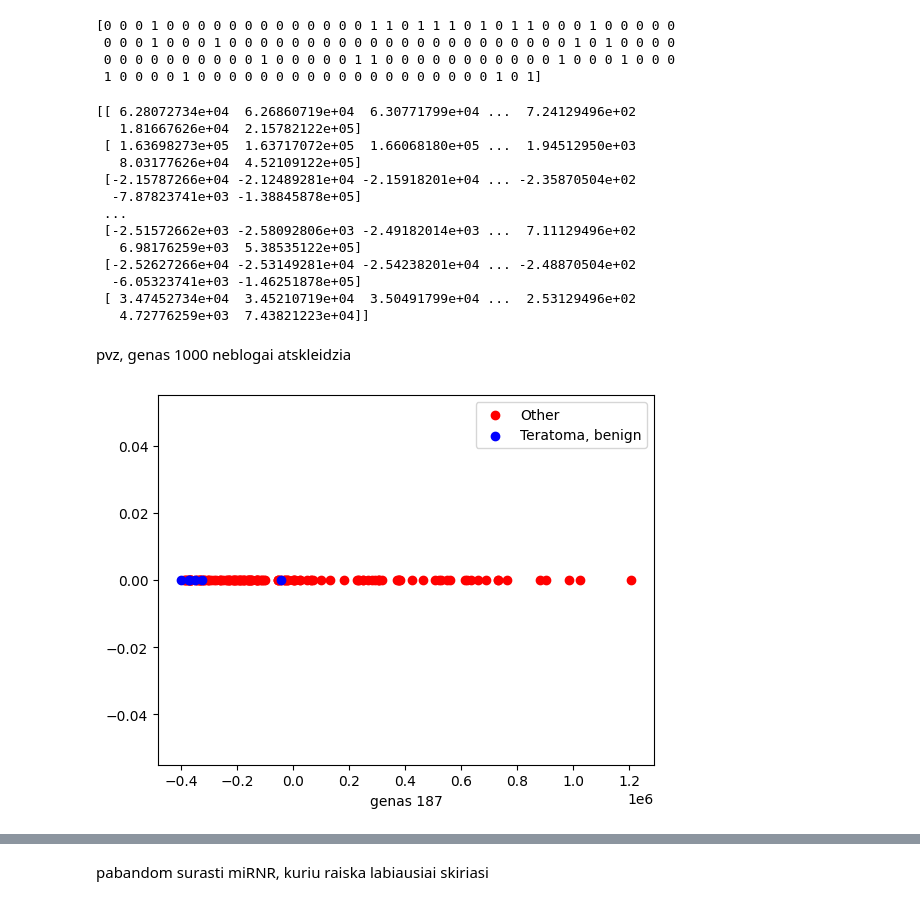
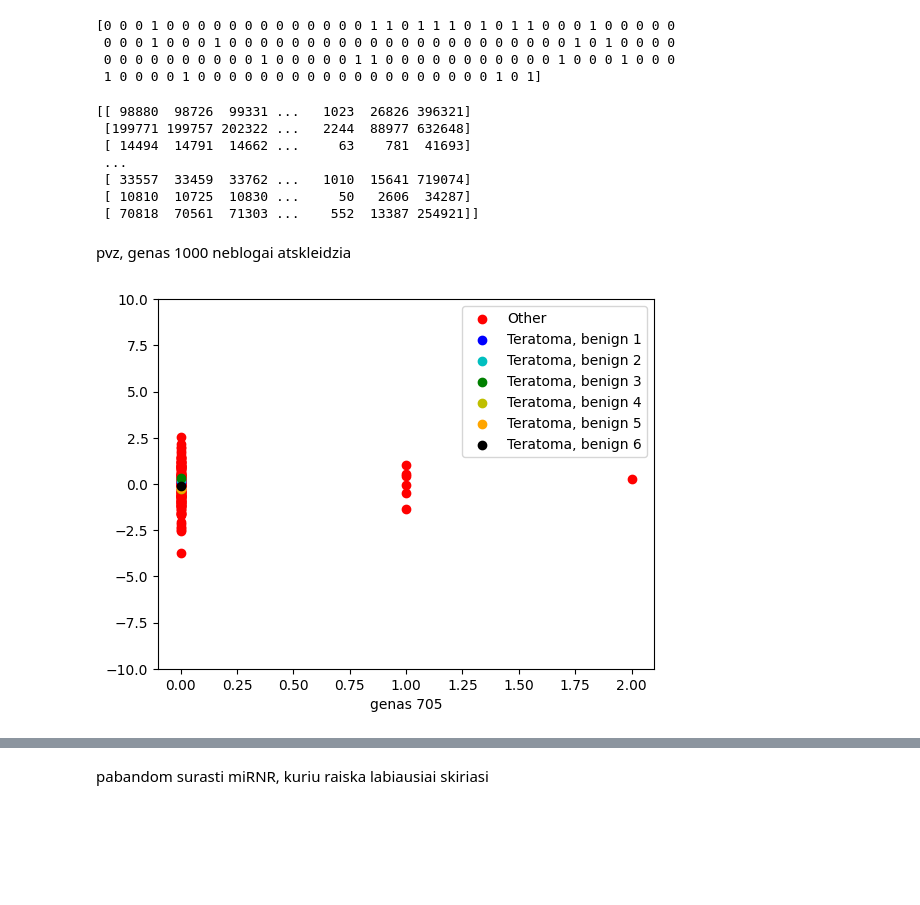
Before and after one commit to Ignas12345/Magistras_knygutes_ir_duomenys, a Jupyter notebook: TCGA_duomenu_apdorojimas.ipynb, the cells around one changed output, grey strips where cells are left out. Saved outputs shown, nothing was run; the diff lists cells and outputs as text; code cells hidden in the pictures; blank space fills up the shorter version.

```diff
--- a/TCGA_duomenu_apdorojimas.ipynb
+++ b/TCGA_duomenu_apdorojimas.ipynb
@@ -55,30 +56,32 @@ plt.show()
 # %%
 #susicentruojam duomenis, jei reikia
 X=filtered_data.T
-X = X - np.mean(X, axis = 0)
+#X = X - np.mean(X, axis = 0)
 print(X)
 # %% [output]
-[[ 6.28072734e+04  6.26860719e+04  6.30771799e+04 ...  7.24129496e+02
-   1.81667626e+04  2.15782122e+05]
- [ 1.63698273e+05  1.63717072e+05  1.66068180e+05 ...  1.94512950e+03
-   8.03177626e+04  4.52109122e+05]
- [-2.15787266e+04 -2.12489281e+04 -2.15918201e+04 ... -2.35870504e+02
-  -7.87823741e+03 -1.38845878e+05]
+[[ 98880  98726  99331 ...   1023  26826 396321]
+ [199771 199757 202322 ...   2244  88977 632648]
+ [ 14494  14791  14662 ...     63    781  41693]
  ...
- [-2.51572662e+03 -2.58092806e+03 -2.49182014e+03 ...  7.11129496e+02
-   6.98176259e+03  5.38535122e+05]
- [-2.52627266e+04 -2.53149281e+04 -2.54238201e+04 ... -2.48870504e+02
-  -6.05323741e+03 -1.46251878e+05]
- [ 3.47452734e+04  3.45210719e+04  3.50491799e+04 ...  2.53129496e+02
-   4.72776259e+03  7.43821223e+04]]
+ [ 33557  33459  33762 ...   1010  15641 719074]
+ [ 10810  10725  10830 ...     50   2606  34287]
+ [ 70818  70561  71303 ...    552  13387 254921]]
 # %% [markdown]
 pvz, genas 1000 neblogai atskleidzia
 # %%
-i = 187
-plt.scatter(X[6:139, i], np.zeros(len(X[6:139, 0])), c = 'r', label = 'Other')
-plt.scatter(X[0:6, i], np.zeros(len(X[0:6, 0])), c = 'b', label = 'Teratoma, benign')
+i = 705
+plt.scatter(X[6:139, i], np.random.normal(size = len(X[6:139, 0])), c = 'r', label = 'Other')
+
+plt.scatter(X[0, i], 0.1, c = 'b', label = 'Teratoma, benign 1')
+plt.scatter(X[1, i], 0.2, c = 'c', label = 'Teratoma, benign 2')
+plt.scatter(X[2, i], 0.3, c = 'g', label = 'Teratoma, benign 3')
+plt.scatter(X[3, i], -0.3, c = 'y', label = 'Teratoma, benign 4')
+plt.scatter(X[4, i], -0.2, c = 'orange', label = 'Teratoma, benign 5')
+plt.scatter(X[5, i], -0.1, c = 'k', label = 'Teratoma, benign 6')
+
 plt.xlabel('genas ' + str(i))
+plt.ylim(-10, 10)
 plt.legend()
 plt.show()
 # %% [output]
-[figure, old version]
+[figure, new version]
```
Also changed, not shown: parts of 5 cells of this notebook.
